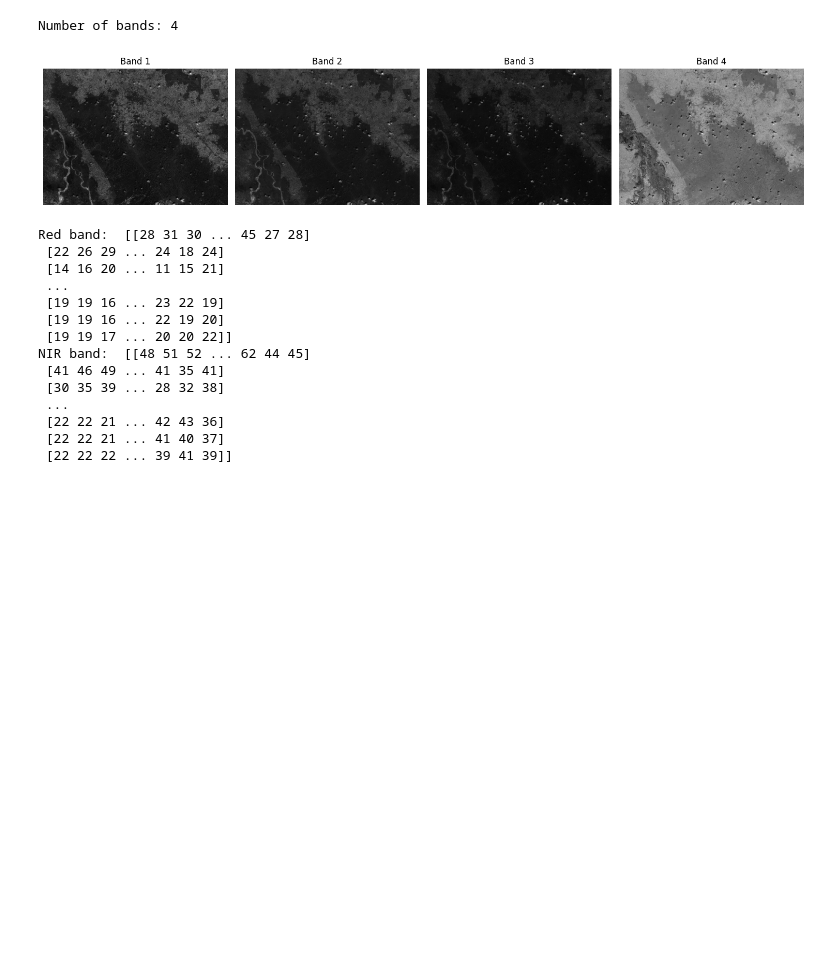
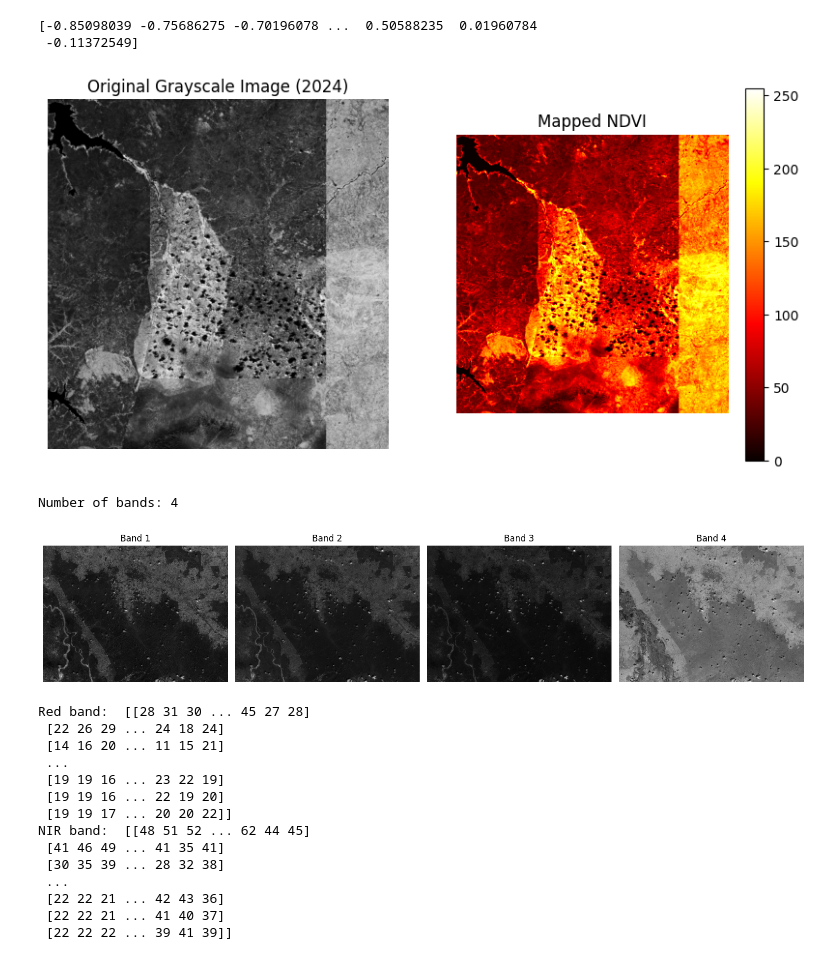
Before and after one commit to KOLESNiii/IBMZ2024, a Jupyter notebook: main.ipynb, the cells around one changed output. Drawn from its saved outputs; the diff is of its cells as text; code cells hidden in the pictures; blank space fills up the shorter version.

```diff
--- a/main.ipynb
+++ b/main.ipynb
@@ -7,9 +7,6 @@ import numpy as np
 import matplotlib.pyplot as plt
 import rasterio
 # %%
-import cv2
-import numpy as np
-import matplotlib.pyplot as plt
 
 class imageBundle:
     def __init__(self, img, year, coords):
@@ -23,32 +20,44 @@ class imageBundle:
             raise ValueError("No image data found.")
 
         # Normalize the grayscale image to a range [0, 1]
         gray_normalized = self.img.astype(float) / 255.0
 
         # Map normalized values to NDVI range [-1, 1]
         ndvi = gray_normalized * 2 - 1  # Scale from [0, 1] to [-1, 1]
 
         return ndvi  # Return NDVI values
 
+    def returnNdvi(self):
+        """Return a 1D array of NDVI values."""
+        ndvi = self.toNdvi()  # Get the NDVI array
+        ndvi_flat = ndvi.flatten()  # Flatten the NDVI array to 1D
+        return ndvi_flat  # Return the flattened NDVI values
+
+
+
     def display(self):
         """Method to display the original image and NDVI."""
         ndvi_image = self.toNdvi()
 
         # Normalize NDVI for display purposes (to [0, 255])
-        ndvi_display = cv2.normalize(ndvi_image, None, 0, 255, cv2.NORM_MINMAX).astype(np.uint8)
+        ndvi_display = opencv.normalize(ndvi_image, None, 0, 255, opencv.NORM_MINMAX).astype(np.uint8)
 
         plt.figure(figsize=(10, 5))
 
         plt.subplot(1, 2, 1)
         plt.imshow(self.img, cmap='gray')
         plt.title(f'Original Grayscale Image ({self.year})')
         plt.axis('off')
 
         plt.subplot(1, 2, 2)
         plt.imshow(ndvi_display, cmap='hot')
         plt.title('Mapped NDVI')
         plt.axis('off')
 
         plt.colorbar()
         plt.show()
+# %% [output]
+[-0.85098039 -0.75686275 -0.70196078 ...  0.50588235  0.01960784
+ -0.11372549]
+[figure, added]
 # %%
```
Also changed, not shown: parts of 1 cell of this notebook.
